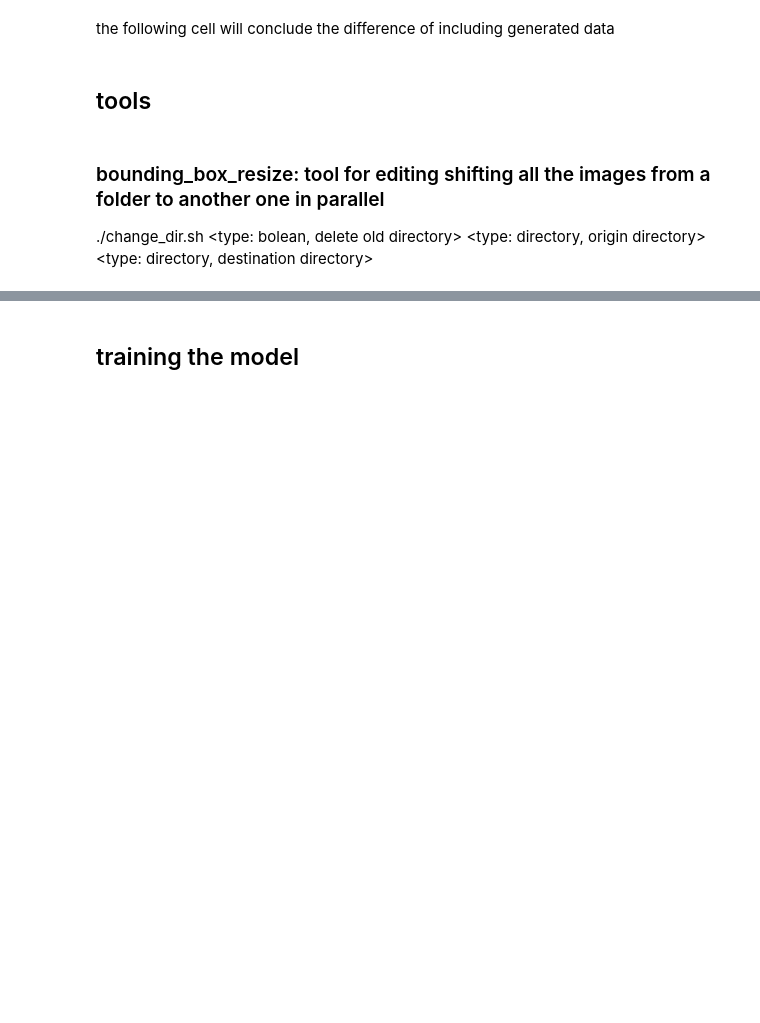
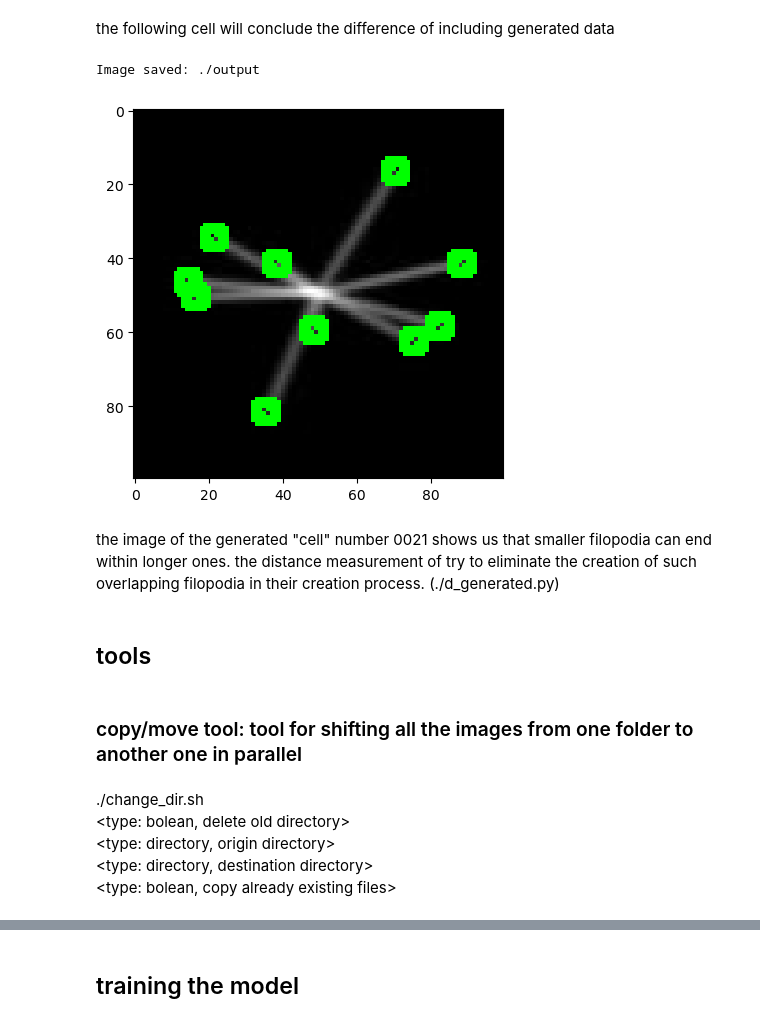
Before and after one commit to vinzi-a/ba_thesis_aschir, a Jupyter notebook: yolov3.ipynb, the cells around one changed output, grey strips where cells are left out. Drawn from its saved outputs; the diff is of its cells as text; code cells hidden in the pictures; blank space fills up the shorter version.

```diff
--- a/yolov3.ipynb
+++ b/yolov3.ipynb
@@ -65,8 +252,28 @@ the alternative dataset is a mix between the labritory acquired data and 1000 im
 # %% [markdown]
 the following cell will conclude the difference of including generated data
+# %%
+
+example="R1_P30_1_270"
+vis_picture(filename="0021",
+            image_path="data/custom_philo_generated/images",
+            label_path="data/custom_philo_generated/labels",
+            pred_label_path= None,  #"data/custom_philo_generated/predicted_labels2",
+            output_path="output",
+            show=True,
+            bounding_box=True
+            )
+# %% [output]
+Image saved: ./output
+[figure, added]
+# %% [markdown]
+the image of the generated "cell" number 0021 shows us that smaller filopodia can end within longer ones. the distance measurement of try to eliminate the creation of such overlapping filopodia in their creation process. (./d_generated.py)
 # %% [markdown]
 ## tools ##
+# %% [markdown]
+### copy/move tool: tool for shifting all the images from one folder to another one in parallel
 # %% [markdown]
-### bounding_box_resize: tool for editing shifting all the images from a folder to another one in parallel
-
-./change_dir.sh <type: bolean, delete old directory> <type: directory, origin directory> <type: directory, destination directory>
+./change_dir.sh
+<type: bolean, delete old directory>
+<type: directory, origin directory>
+<type: directory, destination directory>
+<type: bolean, copy already existing files>
```
Also changed, not shown: parts of 28 cells of this notebook, 3 other files.
